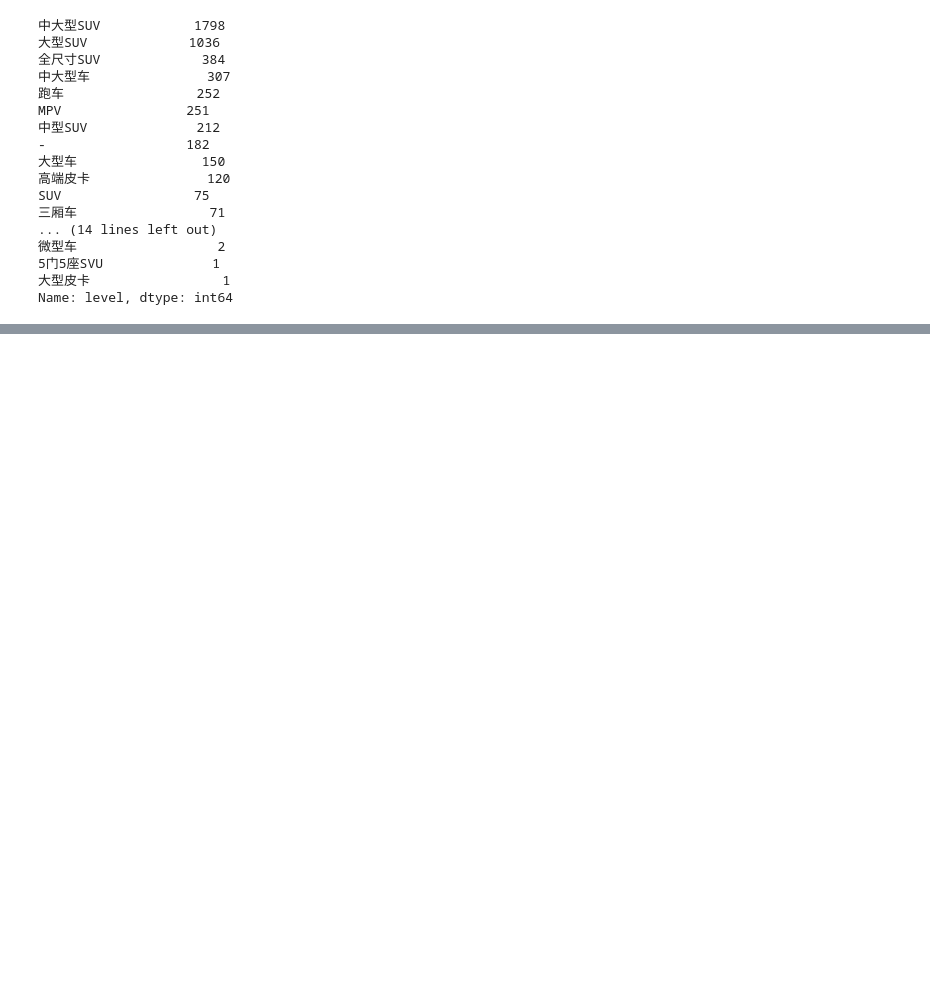
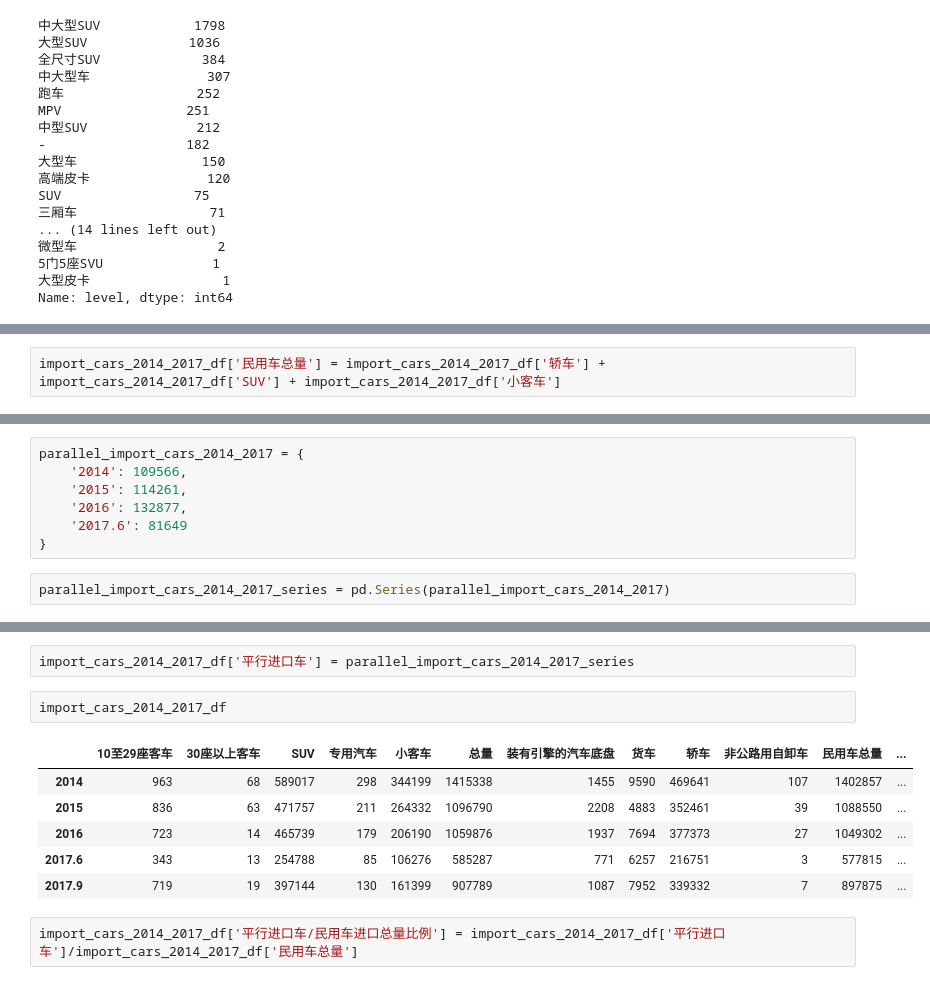
Before and after one commit to minibear0523/ParallelImportCarsResearch, a Jupyter notebook: source/ParallelImportCarsData.ipynb, the cells around one changed output, grey strips where cells are left out. Saved outputs shown, nothing was run; the diff lists cells and outputs as text; blank space fills up the shorter version.

```diff
--- a/source/ParallelImportCarsData.ipynb
+++ b/source/ParallelImportCarsData.ipynb
@@ -181,0 +279,2 @@ Name: level, dtype: int64
+# %%
+import_cars_2014_2017_df['民用车总量'] = import_cars_2014_2017_df['轿车'] + import_cars_2014_2017_df['SUV'] + import_cars_2014_2017_df['小客车']
@@ -181,0 +295,9 @@ Name: level, dtype: int64
+# %%
+parallel_import_cars_2014_2017 = {
+    '2014': 109566,
+    '2015': 114261,
+    '2016': 132877,
+    '2017.6': 81649
+}
+# %%
+parallel_import_cars_2014_2017_series = pd.Series(parallel_import_cars_2014_2017)
@@ -181,0 +321,13 @@ Name: level, dtype: int64
+# %%
+import_cars_2014_2017_df['平行进口车'] = parallel_import_cars_2014_2017_series
+# %%
+import_cars_2014_2017_df
+# %% [output]
+|  | 10至29座客车 | 30座以上客车 | SUV | 专用汽车 | 小客车 | 总量 | 装有引擎的汽车底盘 | 货车 | 轿车 | 非公路用自卸车 | 民用车总量 | ... |
+| 2014 | 963 | 68 | 589017 | 298 | 344199 | 1415338 | 1455 | 9590 | 469641 | 107 | 1402857 | ... |
+| 2015 | 836 | 63 | 471757 | 211 | 264332 | 1096790 | 2208 | 4883 | 352461 | 39 | 1088550 | ... |
+| 2016 | 723 | 14 | 465739 | 179 | 206190 | 1059876 | 1937 | 7694 | 377373 | 27 | 1049302 | ... |
+| 2017.6 | 343 | 13 | 254788 | 85 | 106276 | 585287 | 771 | 6257 | 216751 | 3 | 577815 | ... |
+| 2017.9 | 719 | 19 | 397144 | 130 | 161399 | 907789 | 1087 | 7952 | 339332 | 7 | 897875 | ... |
+# %%
+import_cars_2014_2017_df['平行进口车/民用车进口总量比例'] = import_cars_2014_2017_df['平行进口车']/import_cars_2014_2017_df['民用车总量']
```
Also changed, not shown: parts of 18 cells of this notebook, 6 other files.
